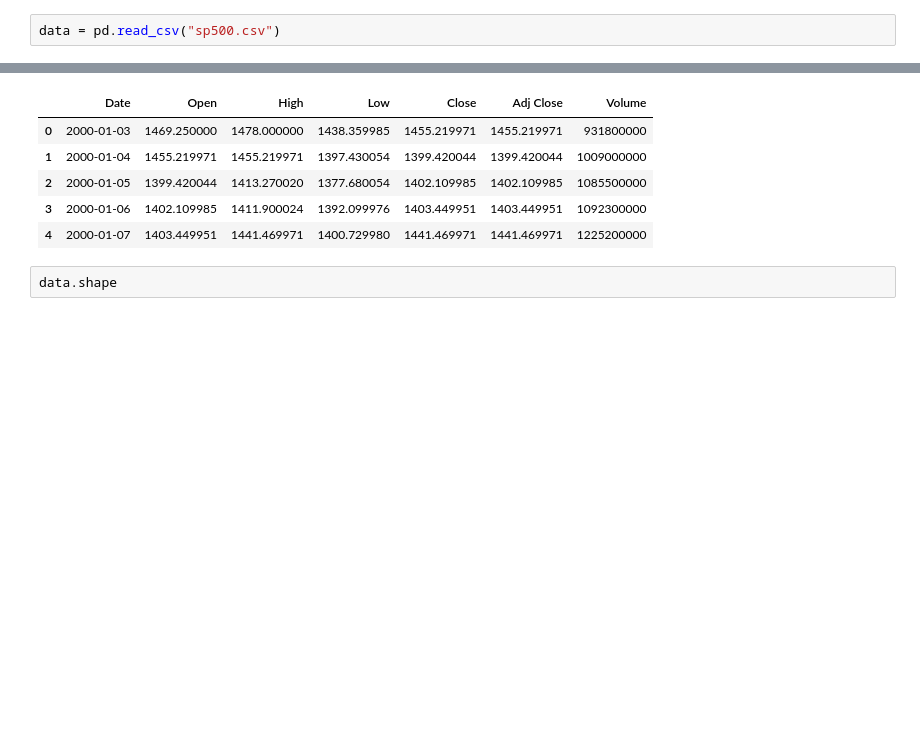
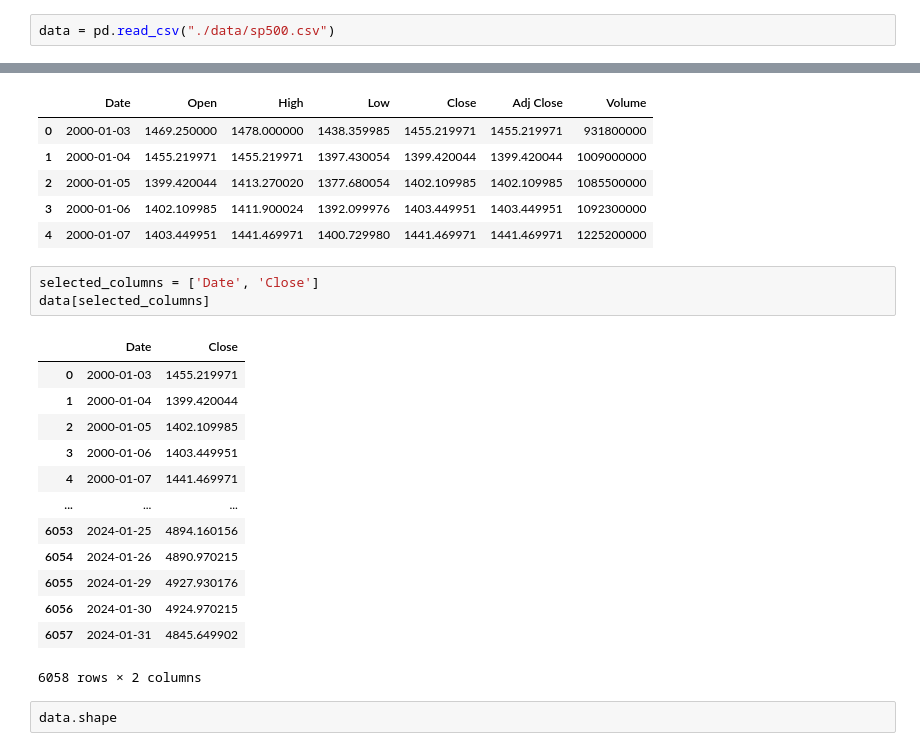
Before and after one commit to BoykoPetevBoev/Stock-Market-Prediction, a Jupyter notebook: src/data/sp500.ipynb, the cells around one changed output, grey strips where cells are left out. Cells and saved outputs as stored; diff of their text form; blank space fills up the shorter version.

```diff
--- a/src/data/sp500.ipynb
+++ b/src/data/sp500.ipynb
@@ -10,2 +17,2 @@ end_date = "2024-02-01"
 # %%
-data = pd.read_csv("sp500.csv")
+data = pd.read_csv("./data/sp500.csv")
@@ -22,6 +33,23 @@ data.head()
 | 2 | 2000-01-05 | 1399.420044 | 1413.270020 | 1377.680054 | 1402.109985 | 1402.109985 | 1085500000 |
 | 3 | 2000-01-06 | 1402.109985 | 1411.900024 | 1392.099976 | 1403.449951 | 1403.449951 | 1092300000 |
 | 4 | 2000-01-07 | 1403.449951 | 1441.469971 | 1400.729980 | 1441.469971 | 1441.469971 | 1225200000 |
+# %%
+selected_columns = ['Date', 'Close']
+data[selected_columns]
+# %% [output]
+|  | Date | Close |
+| 0 | 2000-01-03 | 1455.219971 |
+| 1 | 2000-01-04 | 1399.420044 |
+| 2 | 2000-01-05 | 1402.109985 |
+| 3 | 2000-01-06 | 1403.449951 |
+| 4 | 2000-01-07 | 1441.469971 |
+| ... | ... | ... |
+| 6053 | 2024-01-25 | 4894.160156 |
+| 6054 | 2024-01-26 | 4890.970215 |
+| 6055 | 2024-01-29 | 4927.930176 |
+| 6056 | 2024-01-30 | 4924.970215 |
+| 6057 | 2024-01-31 | 4845.649902 |
+6058 rows × 2 columns
 # %%
 data.shape
 # %% [output]
```
Also changed, not shown: parts of 8 cells of this notebook, 10 other files.
